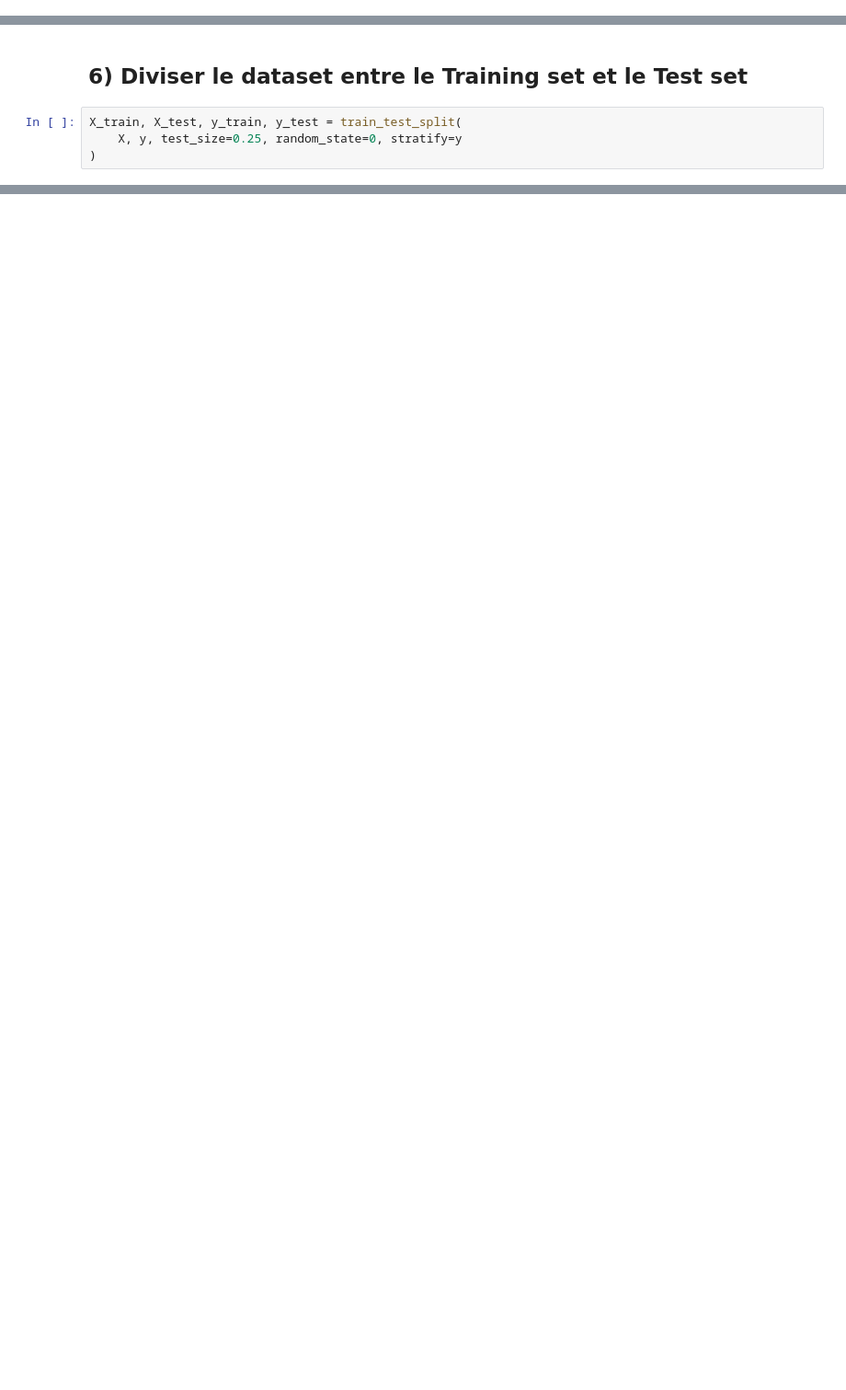
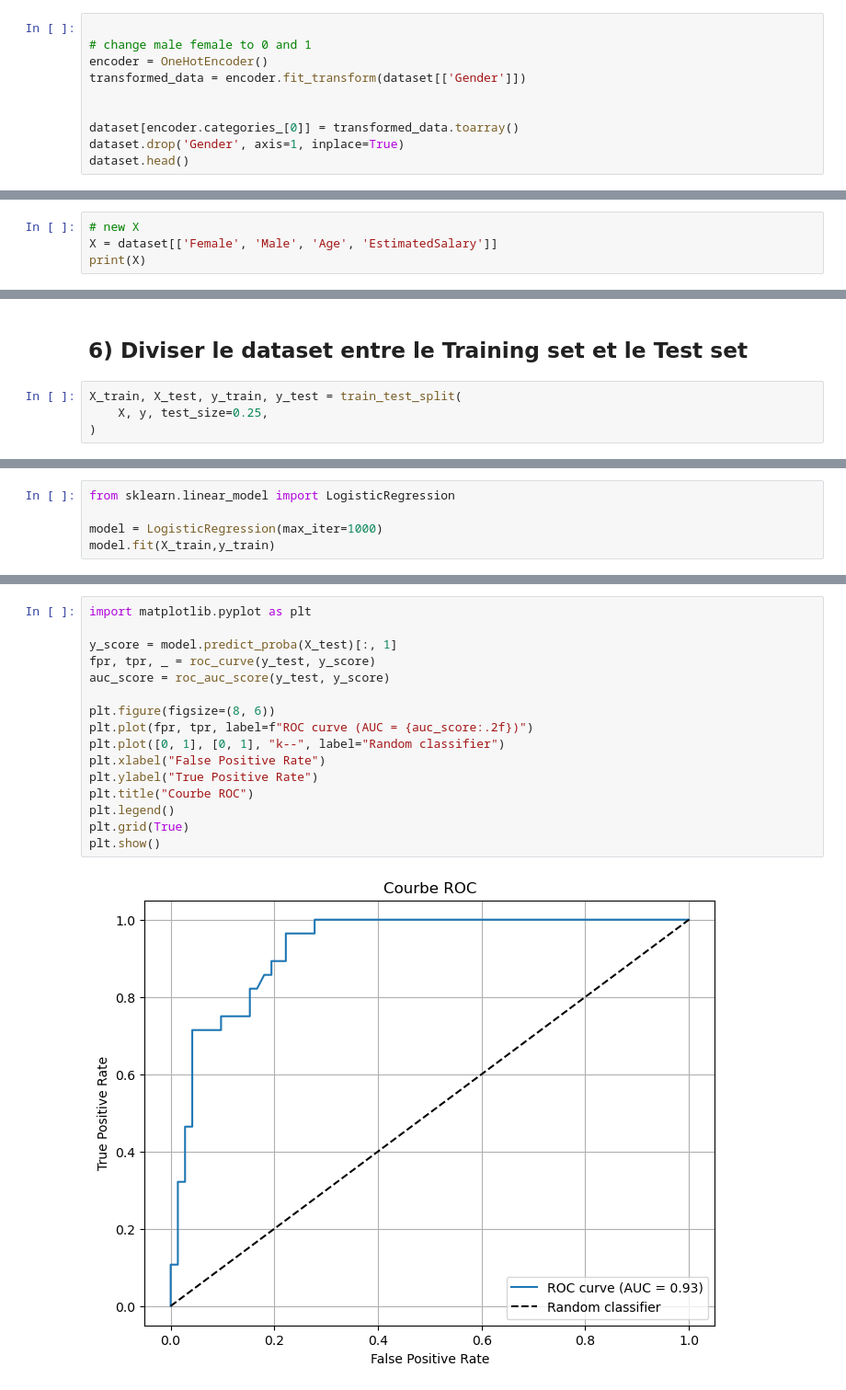
Before and after one commit to Haytham-HK/ensa-year1-portfolio, a Jupyter notebook: 06-Machine Learning/TP 2 : Classification/tp_2_classification.ipynb, the cells around one changed output, grey strips where cells are left out. Shown at 92% size. Cells and saved outputs as stored; diff of their text form; blank space fills up the shorter version.

```diff
--- a/06-Machine Learning/TP 2 : Classification/tp_2_classification.ipynb
+++ b/06-Machine Learning/TP 2 : Classification/tp_2_classification.ipynb
@@ -70,0 +88,10 @@ Name: Purchased, Length: 400, dtype: int64
+# %%
+
+# change male female to 0 and 1
+encoder = OneHotEncoder()
+transformed_data = encoder.fit_transform(dataset[['Gender']])
+
+
+dataset[encoder.categories_[0]] = transformed_data.toarray()
+dataset.drop('Gender', axis=1, inplace=True)
+dataset.head()
@@ -70,0 +105,4 @@ Name: Purchased, Length: 400, dtype: int64
+# %%
+# new X
+X = dataset[['Female', 'Male', 'Age', 'EstimatedSalary']]
+print(X)
@@ -72,6 +125,6 @@ Name: Purchased, Length: 400, dtype: int64
 ## 6) Diviser le dataset entre le Training set et le Test set
 # %%
 X_train, X_test, y_train, y_test = train_test_split(
-    X, y, test_size=0.25, random_state=0, stratify=y
+    X, y, test_size=0.25,
 )
 # %% [markdown]
@@ -78,0 +190,5 @@ X_train, X_test, y_train, y_test = train_test_split(
+# %%
+from sklearn.linear_model import LogisticRegression
+
+model = LogisticRegression(max_iter=1000)
+model.fit(X_train,y_train)
@@ -78,0 +241,18 @@ X_train, X_test, y_train, y_test = train_test_split(
+# %%
+import matplotlib.pyplot as plt
+
+y_score = model.predict_proba(X_test)[:, 1]
+fpr, tpr, _ = roc_curve(y_test, y_score)
+auc_score = roc_auc_score(y_test, y_score)
+
+plt.figure(figsize=(8, 6))
+plt.plot(fpr, tpr, label=f"ROC curve (AUC = {auc_score:.2f})")
+plt.plot([0, 1], [0, 1], "k--", label="Random classifier")
+plt.xlabel("False Positive Rate")
+plt.ylabel("True Positive Rate")
+plt.title("Courbe ROC")
+plt.legend()
+plt.grid(True)
+plt.show()
+# %% [output]
+[figure, added]
```
Also changed, not shown: parts of 21 cells of this notebook.
